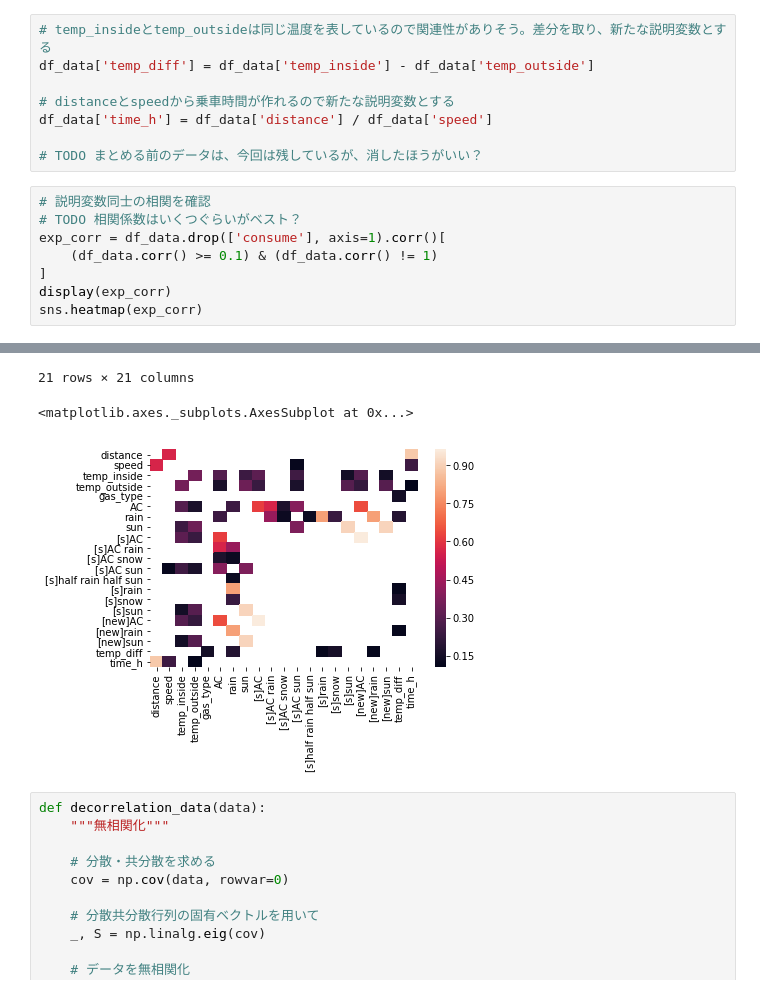
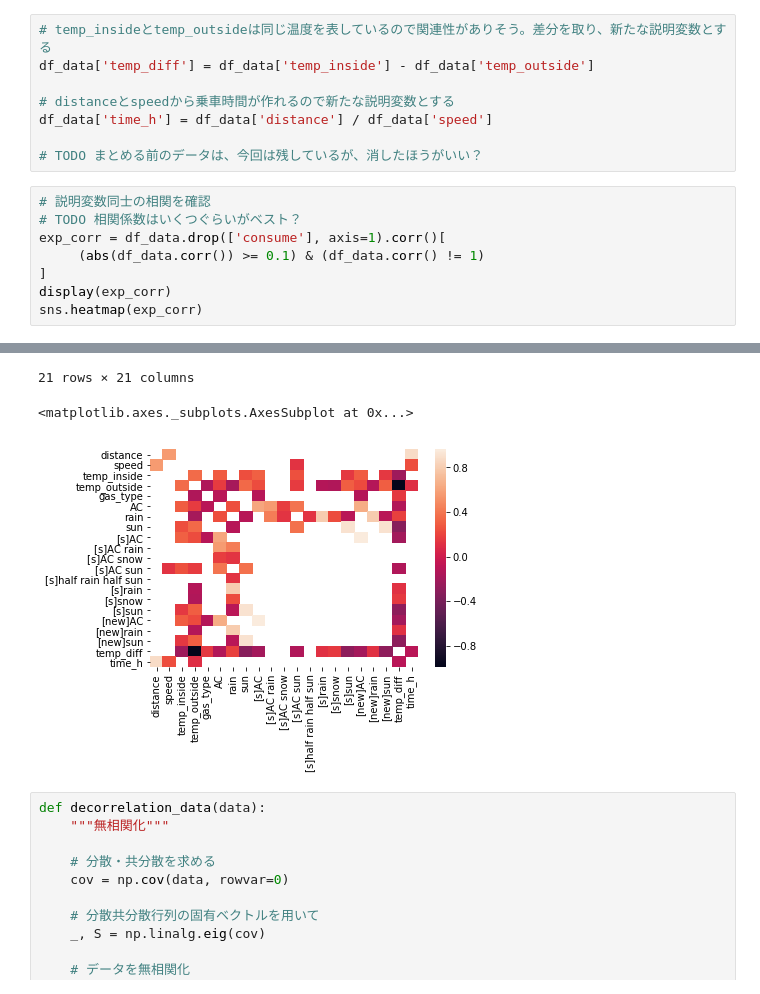
Before and after one commit to kusafusa-k/kaggle, a Jupyter notebook: Car_Fuel_Consumption/DAY2_work_草房慶.ipynb, the cells around one changed output, grey strips where cells are left out. Cells and saved outputs as stored; diff of their text form.

```diff
--- a/Car_Fuel_Consumption/DAY2_work_草房慶.ipynb
+++ b/Car_Fuel_Consumption/DAY2_work_草房慶.ipynb
@@ -246,7 +246,7 @@ df_data['time_h'] = df_data['distance'] / df_data['speed']
 # 説明変数同士の相関を確認
 # TODO 相関係数はいくつぐらいがベスト？
 exp_corr = df_data.drop(['consume'], axis=1).corr()[
-    (df_data.corr() >= 0.1) & (df_data.corr() != 1)
+     (abs(df_data.corr()) >= 0.1) & (df_data.corr() != 1)
 ]
 display(exp_corr)
 sns.heatmap(exp_corr)
@@ -270,7 +270,7 @@ sns.heatmap(exp_corr)
 | time_h | 0.884942 | 0.245061 | NaN | 0.107179 | NaN | NaN | NaN | NaN | NaN | ... |
 21 rows × 21 columns
 <matplotlib.axes._subplots.AxesSubplot at 0x...>
-[figure, old version]
+[figure, new version]
 # %%
 def decorrelation_data(data):
     """無相関化"""
```
Also changed, not shown: parts of 16 cells of this notebook.
